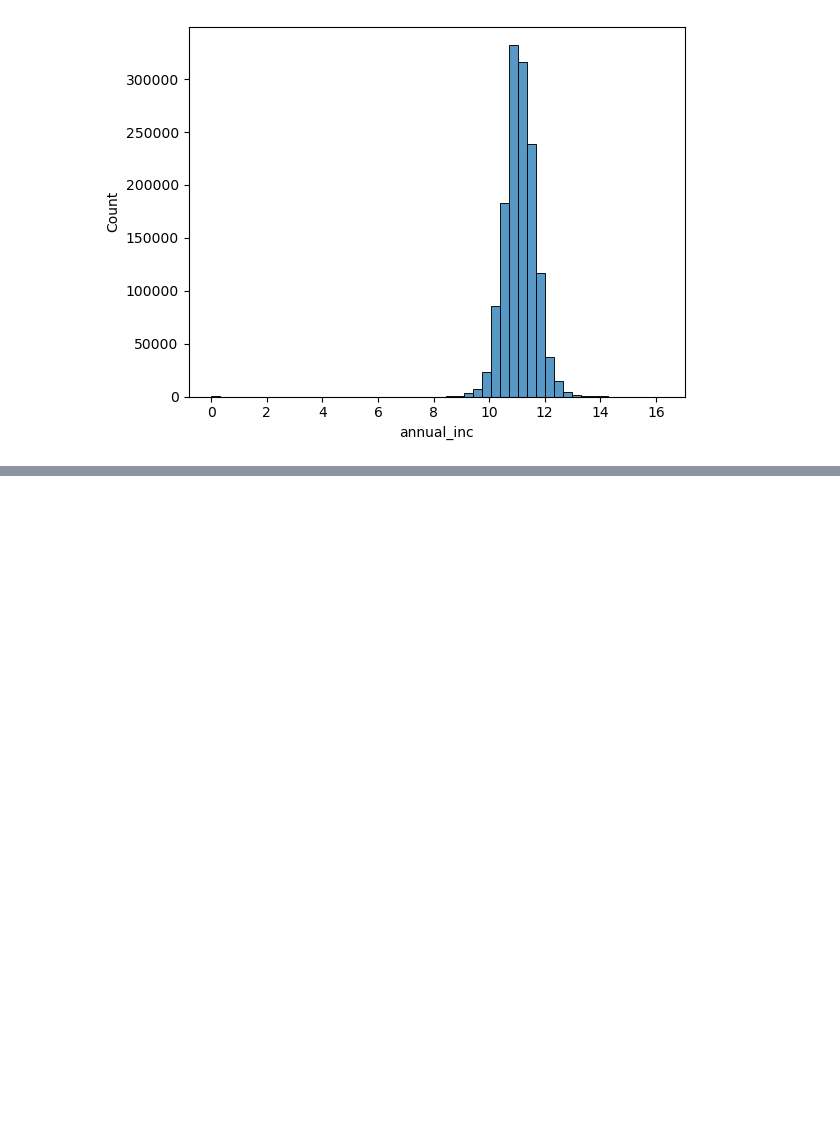
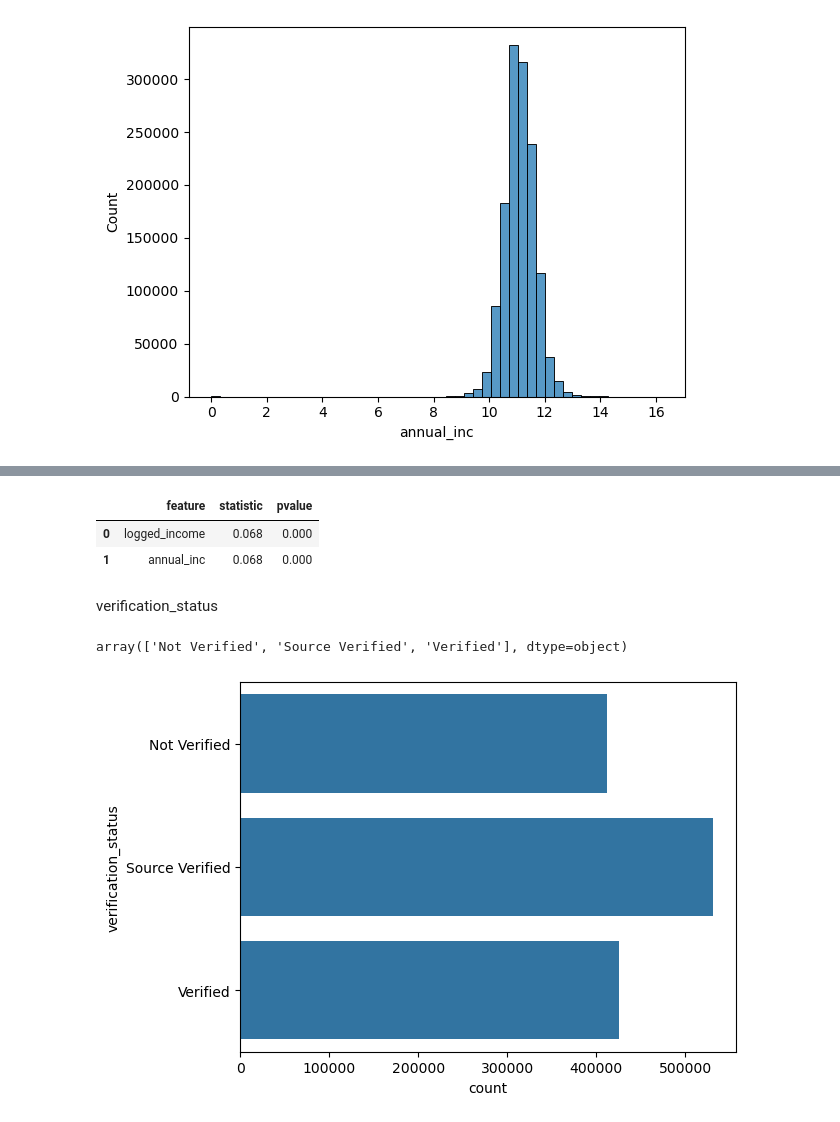
Before and after one commit to ivankching/storytelling, a Jupyter notebook: Lending Club - credit scoring/eda_accepted.ipynb, the cells around one changed output, grey strips where cells are left out. Drawn from its saved outputs; the diff is of its cells as text; code cells hidden in the pictures; blank space fills up the shorter version.

```diff
--- a/Lending Club - credit scoring/eda_accepted.ipynb
+++ b/Lending Club - credit scoring/eda_accepted.ipynb
@@ -650,0 +659,17 @@ _ = sns.histplot(logged_income, bins=50)
+# %%
+accepted['logged_income'] = logged_income
+stats.kstests(accepted, "default", selected_columns=["logged_income", "annual_inc"])
+# %% [output]
+|  | feature | statistic | pvalue |
+| 0 | logged_income | 0.068 | 0.000 |
+| 1 | annual_inc | 0.068 | 0.000 |
+# %% [markdown]
+verification_status
+# %%
+accepted["verification_status"].unique()
+# %% [output]
+array(['Not Verified', 'Source Verified', 'Verified'], dtype=object)
+# %%
+_ = sns.countplot(accepted["verification_status"])
+# %% [output]
+[figure, added]
```
Also changed, not shown: parts of 21 cells of this notebook.
